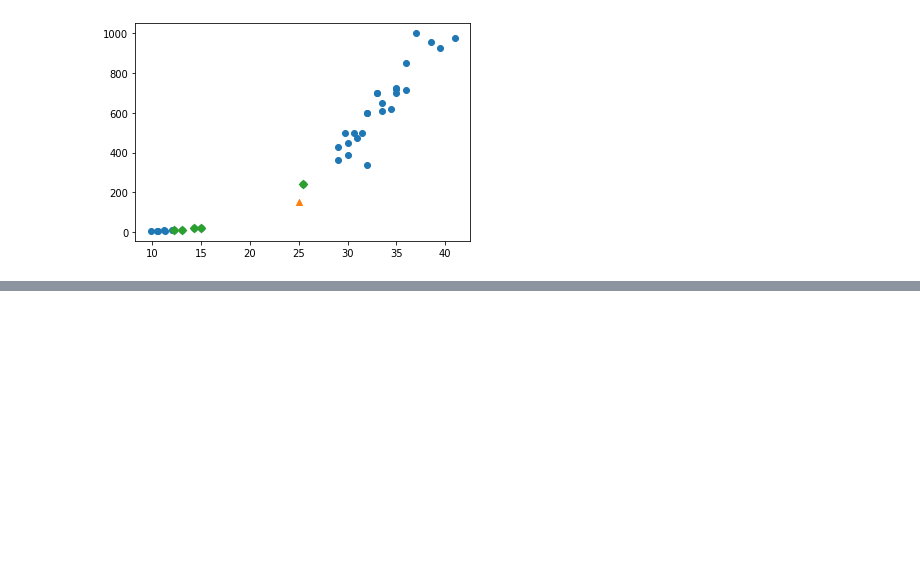
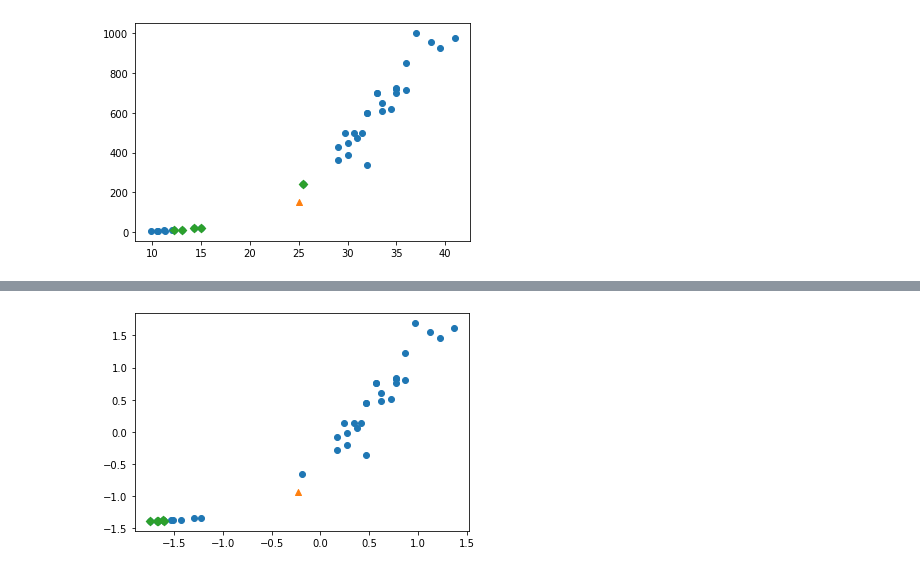
Before and after one commit to HEON-WOOK/Machine-Learning, a Jupyter notebook: 머신러닝_공부_20210220.ipynb, the cells around one changed output, grey strips where cells are left out. Saved outputs shown, nothing was run; the diff lists cells and outputs as text; code cells hidden in the pictures; blank space fills up the shorter version.

```diff
--- a/머신러닝_공부_20210220.ipynb
+++ b/머신러닝_공부_20210220.ipynb
@@ -219,0 +257,7 @@ plt.show()
+# %%
+plt.scatter(train_scaled[:,0], train_scaled[:,1])
+plt.scatter(new[0],new[1],marker = '^')
+plt.scatter(train_scaled[indexes1,0],train_scaled[indexes1,1],marker='D')
+plt.show()
+# %% [output]
+[figure, added]
```
Also changed, not shown: parts of 7 cells of this notebook.
